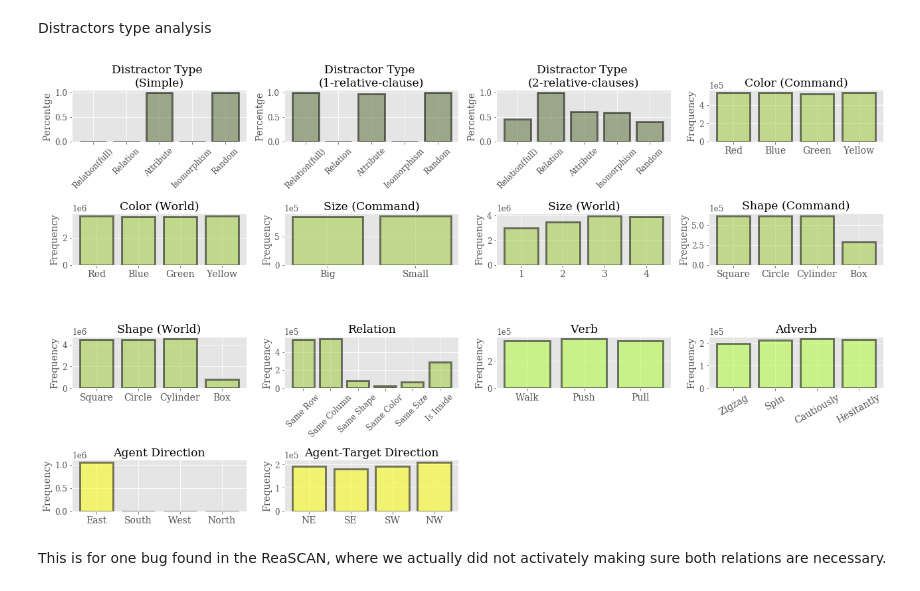
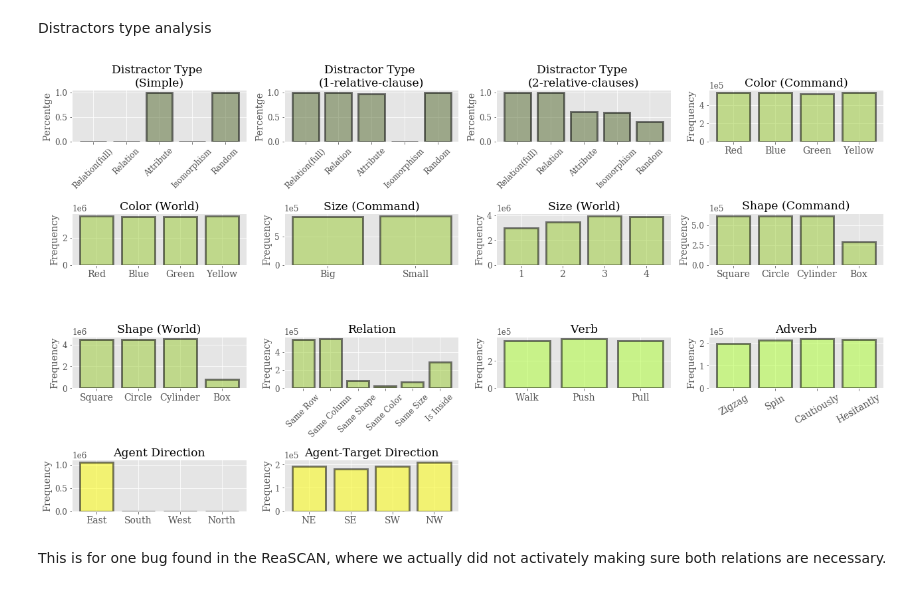
Before and after one commit to frankaging/Reason-SCAN, a Jupyter notebook: code/dataset/ReaSCAN-analysis.ipynb, the cells around one changed output. Cells and saved outputs as stored; diff of their text form; code cells hidden in the pictures.

```diff
--- a/code/dataset/ReaSCAN-analysis.ipynb
+++ b/code/dataset/ReaSCAN-analysis.ipynb
@@ -736,6 +736,7 @@ ax.set_ylabel("Percentge")
 ax.set_title("Distractor Type \n(Simple)")
 
 ax = fig.add_subplot(gs[1])
+p2_d_v[1] = p2_d_v[0] # relation full is relation for this case.
 ax.bar(x_pos, p2_d_v, align='center', color="darkolivegreen", alpha=0.5, edgecolor='k', linewidth=3)
 ax.set_xticks(x_pos)
 ax.set_xticklabels(bar_labels, rotation = 45, fontsize=12)
@@ -744,7 +745,6 @@ ax.set_title("Distractor Type \n(1-relative-clause)")
 ax.set_ylabel("Percentge")
 
 ax = fig.add_subplot(gs[2])
-p3_d_v[0] = 0.455
 ax.bar(x_pos, p3_d_v, align='center', color="darkolivegreen", alpha=0.5, edgecolor='k', linewidth=3)
 ax.set_xticks(x_pos)
 ax.set_xticklabels(bar_labels, rotation = 45, fontsize=12)
@@ -867,34 +867,34 @@ ax.set_ylabel("Frequency")
 # agency
 bar_labels = [k for k, v in world_agent_dir_stats.items()]
 color_d_v = [v for k, v in world_agent_dir_stats.items()]
 x_pos = list(range(len(bar_labels)))
 ax = fig.add_subplot(gs[12])
 ax.bar(x_pos, color_d_v, align='center', color="yellow", alpha=0.5, edgecolor='k', linewidth=3)
 ax.ticklabel_format(axis='y', style='sci', scilimits=(0,0))
 ax.set_xticks(x_pos)
 ax.set_xticklabels(bar_labels, fontsize=14)
 ax.grid(color="white")
 ax.set_title("Agent Direction")
 ax.set_ylabel("Frequency")
 
 bar_labels = [k for k, v in world_agent_target_dir_stats.items()]
 color_d_v = [v for k, v in world_agent_target_dir_stats.items()]
 x_pos = list(range(len(bar_labels)))
 ax = fig.add_subplot(gs[13])
 ax.bar(x_pos, color_d_v, align='center', color="yellow", alpha=0.5, edgecolor='k', linewidth=3)
 ax.ticklabel_format(axis='y', style='sci', scilimits=(0,0))
 ax.set_xticks(x_pos)
 ax.set_xticklabels(bar_labels, fontsize=14)
 ax.grid(color="white")
 ax.set_title("Agent-Target Direction")
 ax.set_ylabel("Frequency")
 
 fig.tight_layout()
 
 # plt.show()
 plt.savefig("../../data-files-updated/Analysis-Result/artifacts",dpi=1000, bbox_inches='tight')
 # %% [output]
-[figure, old version]
+[figure, new version]
 # %% [markdown]
 This is for one bug found in the ReaSCAN, where we actually did not activately making sure both relations are necessary.
 # %%
```
Also changed, not shown: parts of 1 cell of this notebook, 4 other files.
